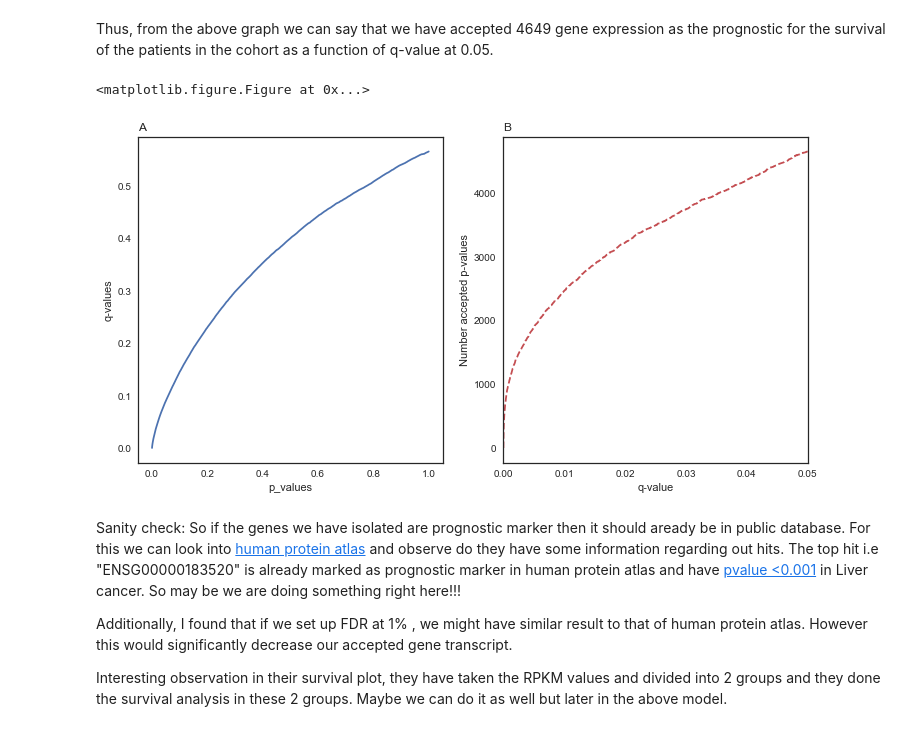
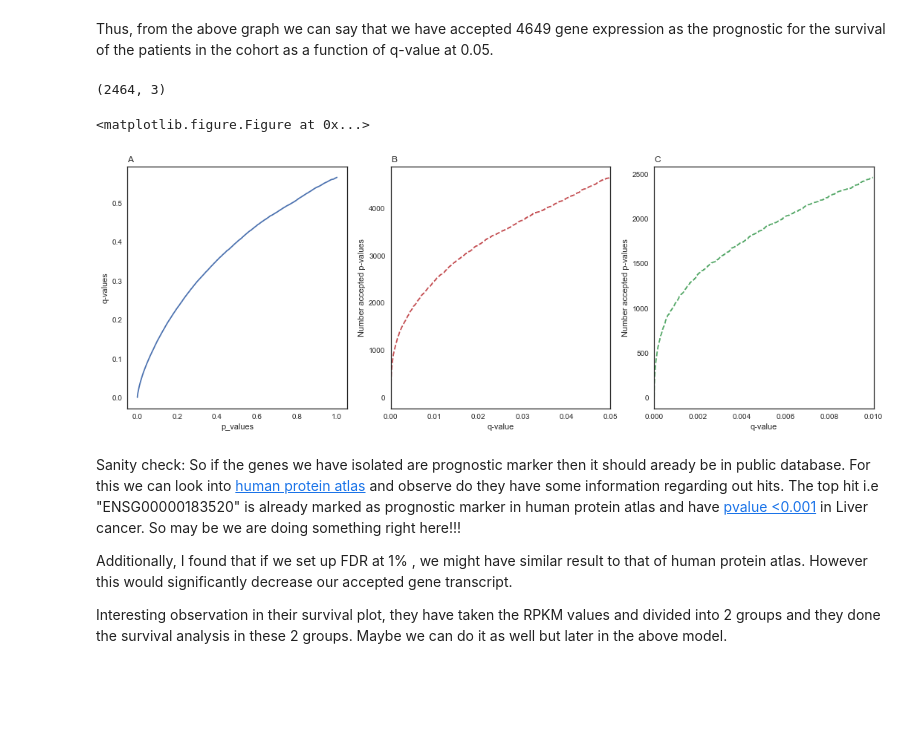
Before and after one commit to sailepradh/prj_algo_bioinfo, a Jupyter notebook: notebook/TCGA_project.ipynb, the cells around one changed output. Drawn from its saved outputs; the diff is of its cells as text; code cells hidden in the pictures; blank space fills up the shorter version.

```diff
--- a/notebook/TCGA_project.ipynb
+++ b/notebook/TCGA_project.ipynb
@@ -538,30 +533,44 @@ plt.savefig('../result/accepted_pvaluevsqvalues_0.05.png',dpi = 300)
 <matplotlib.figure.Figure at 0x...>
 # %% [markdown]
 Thus, from the above graph we can say that we have accepted 4649 gene expression as the prognostic for the survival of the patients in the cohort as a function of q-value at 0.05.
+# %%
+## Using even stricter q value threshold i.e q < 0.01
+
+accepted_gene_05 = Final_dataframe[Final_dataframe[1] < 0.01]
+accepted_gene_05.shape
+# %% [output]
+(2464, 3)
 # %%
-"""
+
 #Combined pictures together for report
 plt.figure(1)
-plt.figure(figsize=(12,6))
+plt.figure(figsize=(18,6))
 
-plt.subplot(121)
+plt.subplot(131)
 plt.plot(Final_dataframe[0],Final_dataframe[1])
 plt.ylabel("q-values")
 plt.xlabel("p_values")
 plt.title('A', loc='left')
 
-plt.subplot(122)
+plt.subplot(132)
 plt.plot(accepted_gene[1], list(range(len(accepted_gene[0]))),'r--')
 plt.ylabel("Number accepted p-values")
 plt.xlabel("q-value")
 plt.xlim(0,0.05)
 plt.title('B', loc='left')
 
-plt.savefig('../result/comb.png', dpi =300)
-"""
+
+plt.subplot(133)
+plt.plot(accepted_gene_05[1], list(range(len(accepted_gene_05[0]))),'g--')
+plt.xlabel("q-value")
+plt.ylabel("Number accepted p-values")
+plt.xlim(0,0.01)
+plt.title('C', loc='left')
+
+plt.savefig('../result/comb.png', dpi =500)
 # %% [output]
 <matplotlib.figure.Figure at 0x...>
-[figure, old version]
+[figure, new version]
 # %% [markdown]
 Sanity check: So if the genes we have isolated are prognostic marker then it should aready be in public database. For this we can look into [human protein atlas](https://www.proteinatlas.org/) and observe do they have some information regarding out hits. The top hit i.e "ENSG00000183520" is already marked as prognostic marker in human protein atlas and have [pvalue <0.001](https://www.proteinatlas.org/ENSG00000183520-UTP11/pathology/tissue/liver+cancer) in Liver cancer. So may be we are doing something right here!!!
 
```
Also changed, not shown: parts of 4 cells of this notebook, 21 other files.
